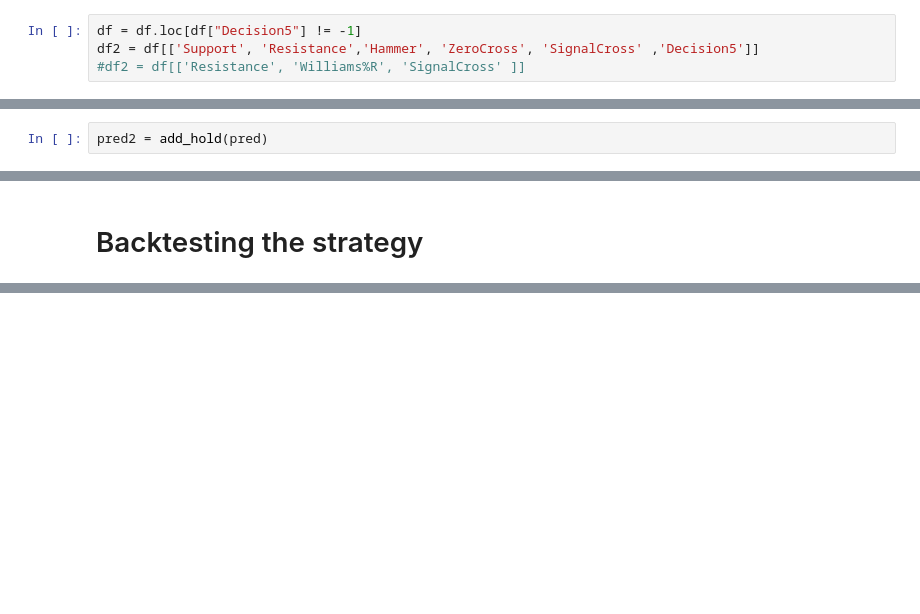
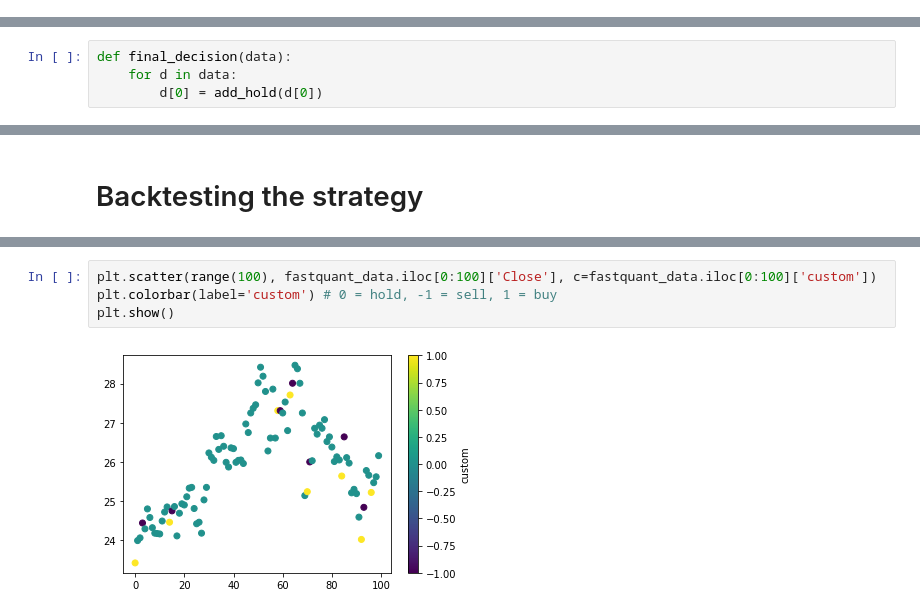
Before and after one commit to wentao-ju/Innovation-Lab-AI-Trading-System, a Jupyter notebook: NaiveBayesModeling/Testing.ipynb, the cells around one changed output, grey strips where cells are left out. Drawn from its saved outputs; the diff is of its cells as text; blank space fills up the shorter version.

```diff
--- a/NaiveBayesModeling/Testing.ipynb
+++ b/NaiveBayesModeling/Testing.ipynb
@@ -19,4 +33,0 @@ df = pd.read_csv("cleaned_data.csv")
-# %%
-df = df.loc[df["Decision5"] != -1]
-df2 = df[['Support', 'Resistance','Hammer', 'ZeroCross', 'SignalCross' ,'Decision5']]
-#df2 = df[['Resistance', 'Williams%R', 'SignalCross' ]]
@@ -101,4 +112,6 @@ def add_hold(arr):
             decision.append(last_decision)
     return decision
 # %%
-pred2 = add_hold(pred)
+def final_decision(data):
+    for d in data:
+        d[0] = add_hold(d[0])
@@ -158,0 +222,6 @@ ImportError: cannot import name 'warnings' from 'matplotlib.dates' (c:\users\fre
+# %%
+plt.scatter(range(100), fastquant_data.iloc[0:100]['Close'], c=fastquant_data.iloc[0:100]['custom'])
+plt.colorbar(label='custom') # 0 = hold, -1 = sell, 1 = buy
+plt.show()
+# %% [output]
+[figure, added]
```
Also changed, not shown: parts of 27 cells of this notebook, 3 other files.
